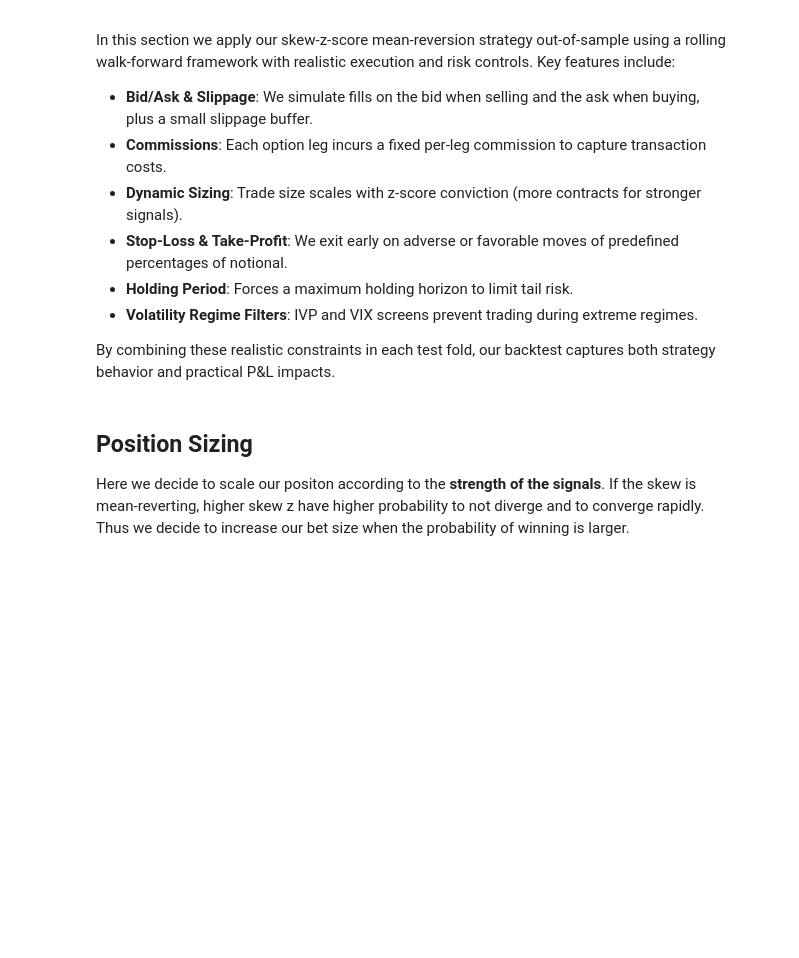
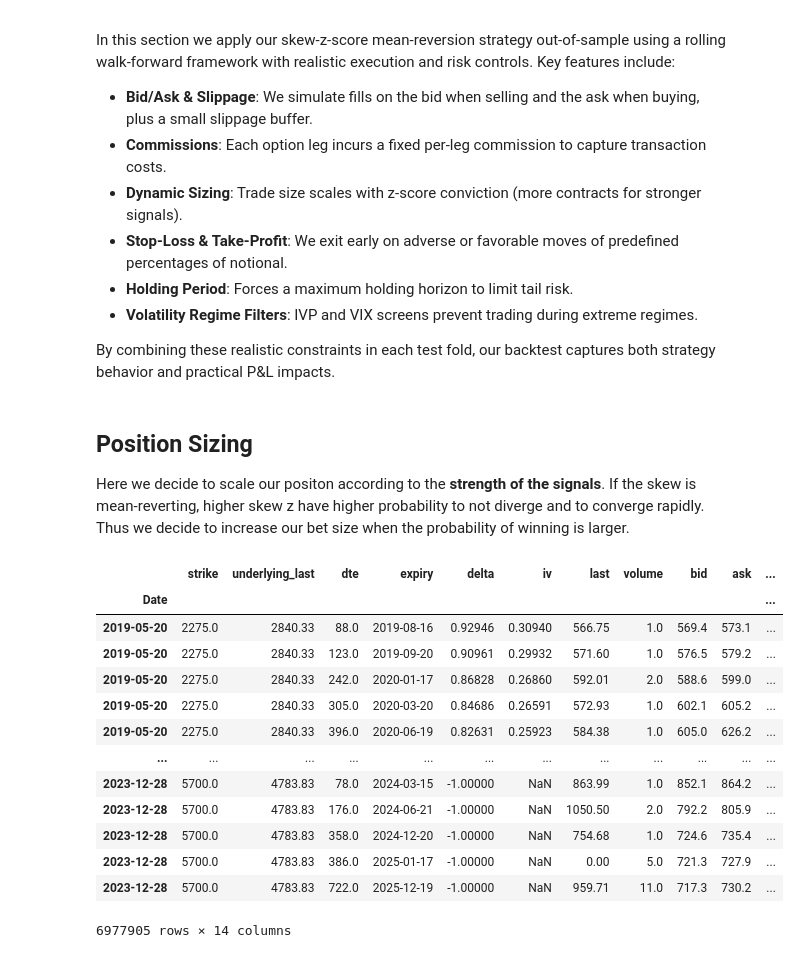
Before and after one commit to anthonymakarewicz/volatility-trading, a Jupyter notebook: skew_trading.ipynb, the cells around one changed output. Cells and saved outputs as stored; diff of their text form; code cells hidden in the pictures; blank space fills up the shorter version.

```diff
--- a/skew_trading.ipynb
+++ b/skew_trading.ipynb
@@ -1389,3 +1389,20 @@ def stepwise_position_sizing(z, entry_threshold=2.0, step_size=1,
 
     # enforce upper bound
     return min(size, max_size)
+# %%
+options
+# %% [output]
+|  | strike | underlying_last | dte | expiry | delta | iv | last | volume | bid | ask | ... |
+| Date |  |  |  |  |  |  |  |  |  |  | ... |
+| 2019-05-20 | 2275.0 | 2840.33 | 88.0 | 2019-08-16 | 0.92946 | 0.30940 | 566.75 | 1.0 | 569.4 | 573.1 | ... |
+| 2019-05-20 | 2275.0 | 2840.33 | 123.0 | 2019-09-20 | 0.90961 | 0.29932 | 571.60 | 1.0 | 576.5 | 579.2 | ... |
+| 2019-05-20 | 2275.0 | 2840.33 | 242.0 | 2020-01-17 | 0.86828 | 0.26860 | 592.01 | 2.0 | 588.6 | 599.0 | ... |
+| 2019-05-20 | 2275.0 | 2840.33 | 305.0 | 2020-03-20 | 0.84686 | 0.26591 | 572.93 | 1.0 | 602.1 | 605.2 | ... |
+| 2019-05-20 | 2275.0 | 2840.33 | 396.0 | 2020-06-19 | 0.82631 | 0.25923 | 584.38 | 1.0 | 605.0 | 626.2 | ... |
+| ... | ... | ... | ... | ... | ... | ... | ... | ... | ... | ... | ... |
+| 2023-12-28 | 5700.0 | 4783.83 | 78.0 | 2024-03-15 | -1.00000 | NaN | 863.99 | 1.0 | 852.1 | 864.2 | ... |
+| 2023-12-28 | 5700.0 | 4783.83 | 176.0 | 2024-06-21 | -1.00000 | NaN | 1050.50 | 2.0 | 792.2 | 805.9 | ... |
+| 2023-12-28 | 5700.0 | 4783.83 | 358.0 | 2024-12-20 | -1.00000 | NaN | 754.68 | 1.0 | 724.6 | 735.4 | ... |
+| 2023-12-28 | 5700.0 | 4783.83 | 386.0 | 2025-01-17 | -1.00000 | NaN | 0.00 | 5.0 | 721.3 | 727.9 | ... |
+| 2023-12-28 | 5700.0 | 4783.83 | 722.0 | 2025-12-19 | -1.00000 | NaN | 959.71 | 11.0 | 717.3 | 730.2 | ... |
+6977905 rows × 14 columns
```
Also changed, not shown: parts of 2 cells of this notebook, 3 other files.
